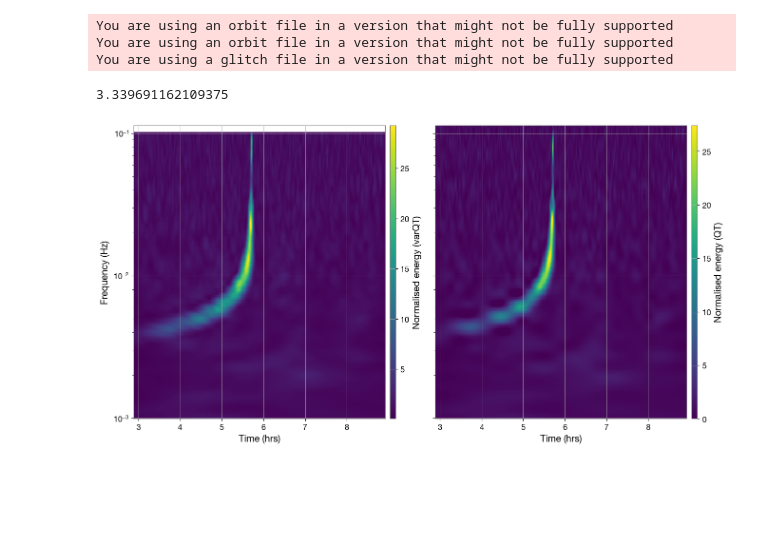
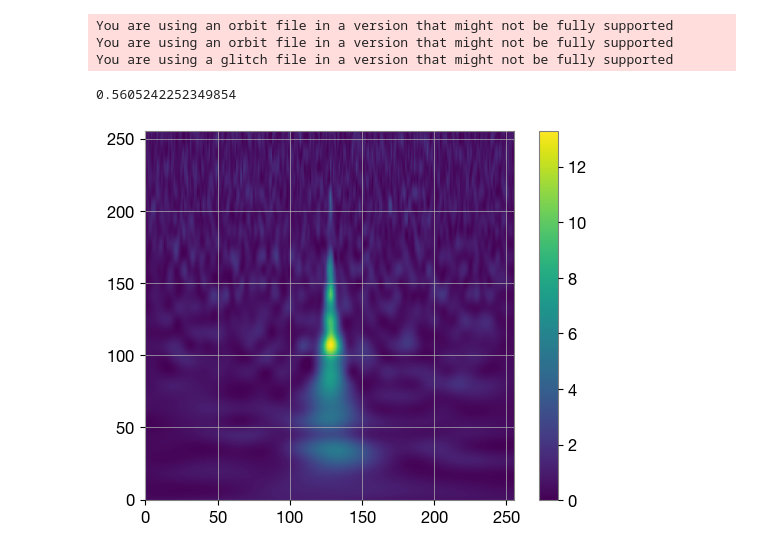
Before and after one commit to AryamannRao/LISAGlitchSignalClassifier, a Jupyter notebook: src/notebooks/glitch_testing.ipynb, the cells around one changed output. Drawn from its saved outputs; the diff is of its cells as text; code cells hidden in the pictures; blank space fills up the shorter version.

```diff
--- a/src/notebooks/glitch_testing.ipynb
+++ b/src/notebooks/glitch_testing.ipynb
@@ -36,3 +37,13 @@ def make_tdi_dict(X, Y, Z, whiten=True):
         else:
             tdi_dict[name] = channel_data[i]
     return tdi_dict
+# %%
+glitch_param_path = DIST / 'glitch_params_ordinary.txt'
+data = np.loadtxt(glitch_param_path, skiprows=1)
+
+betas = data[:, 0]
+levels = data[:, 1]
+snrs = data[:, 2]
+
+levels = levels[betas < 500]
+betas = betas[betas < 500]
@@ -39,15 +57,18 @@ def make_tdi_dict(X, Y, Z, whiten=True):
 # %%
+real_glitch_path = str(DIST / 'real_glitch_output.h5')
 pipe = {'t0':10368000, 'dt':0.25, 'size':10*3600/0.25}
 
-glitches = [{'type':'ShapeletGlitch', 't_inj': 5*3600, 'beta':2.3e3,
-             'level':5.35e-7, 'inj_point':'tm_12'}]
-glitches = [{'type':'OneSidedDoubleExpGlitch', 't_inj': 0,
-             'level':0, 't_rise':1, 't_fall':1, 'inj_point':'tm_23'}]
+glitches = [{'type':'ShapeletGlitch', 't_inj': 5*3600, 'beta':betas[2],
+             'level':1e4*levels[2], 'inj_point':'tm_12'}]
+#glitches = [{'type':'OneSidedDoubleExpGlitch', 't_inj': 0,
+ #            'level':0, 't_rise':1, 't_fall':1, 'inj_point':'tm_23'}]
+#glitches = [{'type':'RealGlitch', 't_inj': 5*3600, 'scale':1e5,
+ #            'run':3, 'index':2, 'inj_point':'tm_23'}]
 
 gws = [{'type':'ReducedOneSidedDoubleExpGW', 't_inj': 0, 'amp':0, 't_rise':1, 't_fall':1,
         'gw_beta':0.02*np.pi, 'gw_lambda':0.98*np.pi}]
-gws = [{'type': 'BinaryInspiralGW', 'm1': 1e5, 'm2': 1e5, 'd': 3e3,
-        'spin1': 0.42, 'spin2': -0.42, 't_inj': 5.9*3600, 'domain': 'freq', 'gw_beta':0.09*np.pi, 'gw_lambda':1.09*np.pi}]
+#gws = [{'type': 'BinaryInspiralGW', 'm1': 1e5, 'm2': 1e5, 'd': 3e3,
+ #       'spin1': 0.42, 'spin2': -0.42, 't_inj': 5.9*3600, 'domain': 'freq', 'gw_beta':0.09*np.pi, 'gw_lambda':1.09*np.pi}]
 # %%
 run_simulation(gws, glitches, pipe,
                 gw_path, glitch_path, orbits_path, simulation_path, disable_noise=False)
@@ -67,37 +88,27 @@ specs = {'low_mass': {'trange':(-3, 3), 'frange':(1e-3, 1e-1),
                        'Qvals':np.linspace(5, 7, 5), 'Q':10,
                        'drange':np.logspace(4, 5, 5)}}
 # %%
-event = gws[0]
-channel = 'X'
+event = glitches[0]
+channel = 'A'
 res = 256
 spec = specs['high_mass']
-tdi_dict = make_tdi_dict(raw_dict['X'], raw_dict['Y'], raw_dict['Z'], whiten=False)
+tdi_dict = make_tdi_dict(raw_dict['X'], raw_dict['Y'], raw_dict['Z'], whiten=True)
 
 start = time.time()
-t_arr, f_arr, varQT = varq_transform(tdi_dict, channel, pipe, event, resolution=res,
-                             frange=spec['frange'], trange=spec['trange'], Qvals=spec['Qvals'])
+#t_arr, f_arr, varQT = varq_transform(tdi_dict, channel, pipe, event, resolution=res,
+ #                            frange=spec['frange'], trange=spec['trange'], Qvals=spec['Qvals'])
 t_arr2, f_arr2, QT = generate_qscan(tdi_dict, channel, pipe, event, resolution=res,
                              frange=spec['frange'], trange=spec['trange'], Q=spec['Q'])
 end = time.time()
 print(end - start)
 # %% [output]
-3.339691162109375
+0.5605242252349854
-# %%
-fig, axes = plt.subplots(1, 2, sharey=True, figsize=(15,8))
-#title = f'level={event["level"]:.2e}, beta={event["beta"]:.2e}, inj_point={event["inj_point"]}'
-#fig.suptitle(title, fontsize=16)
-
-axes[0].pcolormesh(t_arr/3600, f_arr, varQT, cmap='viridis')
-axes[1].pcolormesh(t_arr2/3600, f_arr2, QT, cmap='viridis')
-axes[0].set_xlabel('Time (hrs)')
-axes[1].set_xlabel('Time (hrs)')
-axes[0].set_ylabel('Frequency (Hz)')
-axes[0].set_yscale('log')
-axes[1].set_yscale('log')
-axes[0].colorbar(label='Normalised energy (varQT)')
-axes[1].colorbar(label='Normalised energy (QT)')
-plt.show()
-# %% [output]
-[figure, removed]
+# %%
+plt.imshow(QT, origin='lower')
+#plt.clim(0, 90)
+plt.colorbar()
+plt.show()
+# %% [output]
+[figure, added]
 # %%
 path = str(DIST / 'lpf-glitch-library.h5')
```
Also changed, not shown: parts of 13 cells of this notebook, 22 other files.
